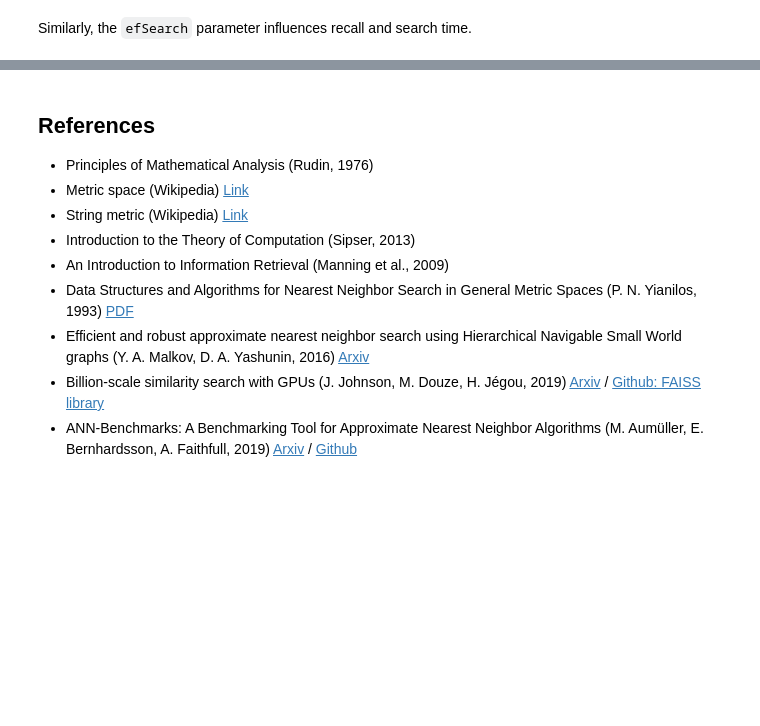
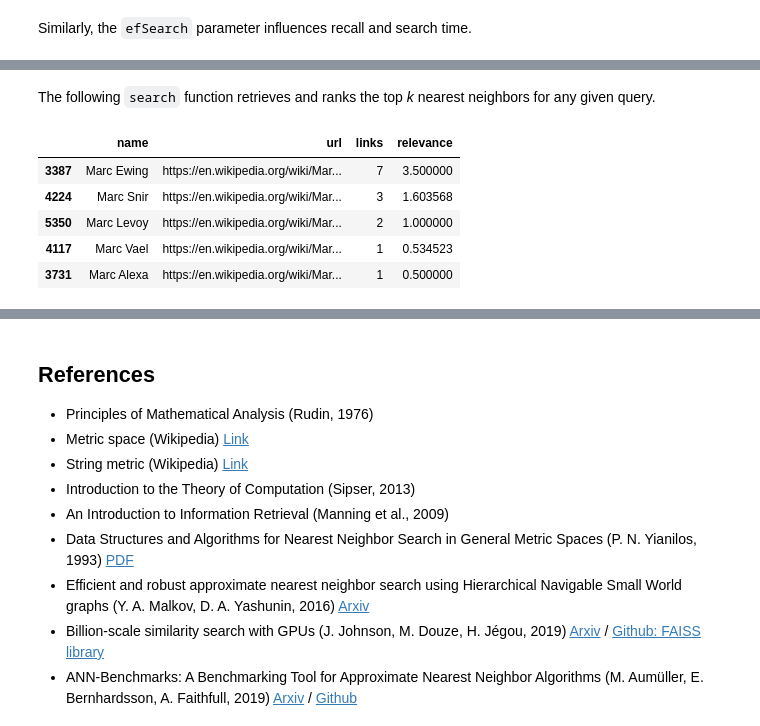
Before and after one commit to bergwald/ai, a Jupyter notebook: nns/nns.ipynb, the cells around one changed output, grey strips where cells are left out. Drawn from its saved outputs; the diff is of its cells as text; code cells hidden in the pictures; blank space fills up the shorter version.

```diff
--- a/nns/nns.ipynb
+++ b/nns/nns.ipynb
@@ -642,0 +698,15 @@ The HNSW graph requires time to be built, but querying it is substantially faste
+# %%
+# The cosine similarity is calculated
+# by subtracting the cosine distance from one.
+
+def rank(neighbors: np.ndarray, cosine_dist: np.ndarray):
+    """Rank and enrich the results of the k-NN query"""
+    links = df.iloc[neighbors].links
+    # Compute the relevance of each neighbor
+    relevance = (1 - cosine_dist) * links
+    relevance.rename("relevance", inplace=True)
+    # Add metadata
+    results = df.merge(relevance, left_index=True, right_index=True)
+    # Sort the results by relevance
+    results = results.sort_values(by="relevance", ascending=False)
+    return results
@@ -642,0 +715,14 @@ The HNSW graph requires time to be built, but querying it is substantially faste
+# %%
+print("Query: Jeff")
+print(" "*15 + "cosine similarity * links = relevance score")
+
+# Query the HNSW index
+K = 10
+neighbors, cosine_dists = index.knnQueryBatch(query_matrix[2], k=K)[0]
+
+# Rank the results
+results = rank(neighbors, cosine_dists)
+
+results = results.join(pd.DataFrame(cosine_dists, index=neighbors, columns=["cosine"]))
+for _, result in results.iterrows():
+    print(f"{result['name']:<15}{1 - result.cosine:.6f} * {result.links:<2} = {result.relevance:.4f}")
@@ -642,0 +742,22 @@ The HNSW graph requires time to be built, but querying it is substantially faste
+# %% [markdown]
+The following `search` function retrieves and ranks the top *k* nearest neighbors for any given query.
+# %%
+def search(query: str, k: int):
+    """Search for Computer Scientists on Wikipedia"""
+    # Vectorize the query
+    vectorized_query = vectorizer.transform([query])
+    # Search the HNSW graph
+    neighbors, cosine = index.knnQueryBatch(vectorized_query, k=k)[0]
+    # Rank the results
+    results = rank(neighbors, cosine)
+    return results
+# %%
+# Example: `Marc` query
+search("Marc", k=5)
+# %% [output]
+|  | name | url | links | relevance |
+| 3387 | Marc Ewing | https://en.wikipedia.org/wiki/Mar... | 7 | 3.500000 |
+| 4224 | Marc Snir | https://en.wikipedia.org/wiki/Mar... | 3 | 1.603568 |
+| 5350 | Marc Levoy | https://en.wikipedia.org/wiki/Mar... | 2 | 1.000000 |
+| 4117 | Marc Vael | https://en.wikipedia.org/wiki/Mar... | 1 | 0.534523 |
+| 3731 | Marc Alexa | https://en.wikipedia.org/wiki/Mar... | 1 | 0.500000 |
```
Also changed, not shown: parts of 37 cells of this notebook.
